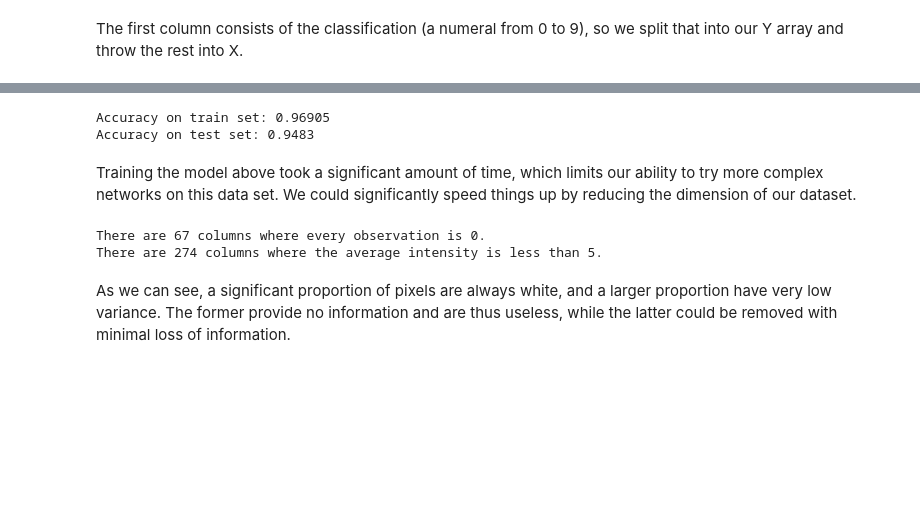
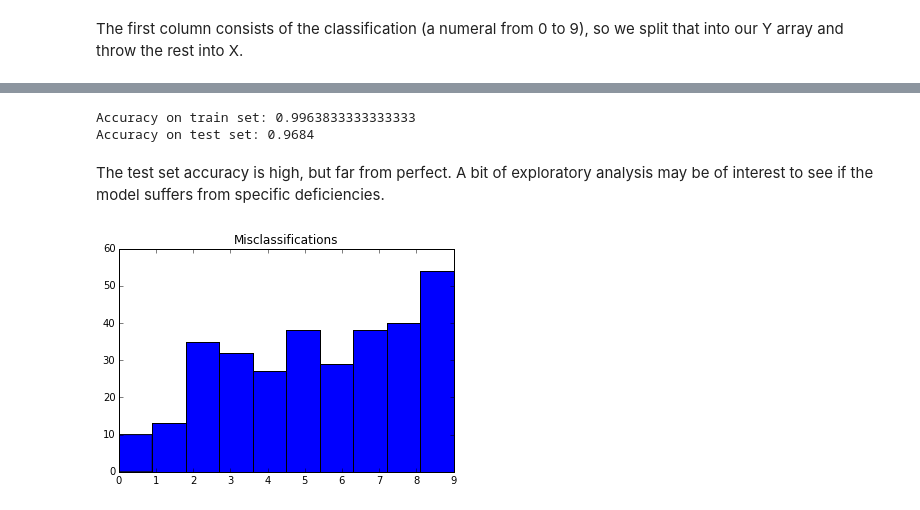
Before and after one commit to AK-Saigyouji/Python-Machine-Learning, a Jupyter notebook: Neural Network.ipynb, the cells around one changed output, grey strips where cells are left out. Cells and saved outputs as stored; diff of their text form; code cells hidden in the pictures; blank space fills up the shorter version.

Commit message:
Updated neural network notebook
Used dimension reduction to speed up neural network training. Did some
exploratory analysis on model's limitations.

```diff
--- a/Neural Network.ipynb
+++ b/Neural Network.ipynb
@@ -261,0 +269,3 @@ test_X = test.iloc[:,1:]
+# %%
+variances = np.var(train_X, axis = 0)
+variances.describe()
@@ -261,0 +284,3 @@ test_X = test.iloc[:,1:]
+# %%
+low_variances = variances < 21.01
+print(np.reshape(low_variances * 1, (28,28)))
@@ -264,5 +307,7 @@ The layers vector determines the structure of the neural network. The first entr
 # %%
-layers = [784, 500, 10]
+train_X = train_X.loc[:,np.invert(low_variances)]
+test_X = test_X.loc[:,np.invert(low_variances)]
+layers = [train_X.shape[1], 800, 10]
 network = train_network(train_X, train_Y, layers, regularization = 1)
 train_predictions = network.predict(train_X)
 test_predictions = network.predict(test_X)
@@ -277,20 +320,17 @@ We see from the accuracies that we have some overfitting so if we were trying to
 # %%
-train_accuracy = (train_Y == train_predictions).sum() / 60000
-test_accuracy = (test_Y == test_predictions).sum() / 10000
+train_accuracy = (train_Y == train_predictions).sum() / train_Y.shape[0]
+test_accuracy = (test_Y == test_predictions).sum() / test_Y.shape[0]
 print("Accuracy on train set: {0}".format(train_accuracy))
 print("Accuracy on test set: {0}".format(test_accuracy))
 # %% [output]
-Accuracy on train set: 0.96905
-Accuracy on test set: 0.9483
+Accuracy on train set: 0.9963833333333333
+Accuracy on test set: 0.9684
-# %% [markdown]
-Training the model above took a significant amount of time, which limits our ability to try more complex networks on this data set. We could significantly speed things up by reducing the dimension of our dataset.
-# %%
-trivial_cols = (train_X.max() == 0).sum()
-low_var_cols = ((train_X.sum(axis = 0))/10000 < 5).sum()
-print("There are {0} columns where every observation is 0.".format(trivial_cols))
-print("There are {0} columns where the average intensity is less than 5.".format(low_var_cols))
-# %% [output]
-There are 67 columns where every observation is 0.
-There are 274 columns where the average intensity is less than 5.
-# %% [markdown]
-As we can see, a significant proportion of pixels are always white, and a larger proportion have very low variance. The former provide no information and are thus useless, while the latter could be removed with minimal loss of information.
+# %% [markdown]
+The test set accuracy is high, but far from perfect. A bit of exploratory analysis may be of interest to see if the model suffers from specific deficiencies.
+# %%
+test_mistakes = test_Y.loc[test_Y != test_predictions]
+plt.xticks(range(10))
+plt.title("Misclassifications")
+plt.hist(list(test_mistakes), bins = 10);
+# %% [output]
+[figure, added]
```
Also changed, not shown: parts of 14 cells of this notebook.
